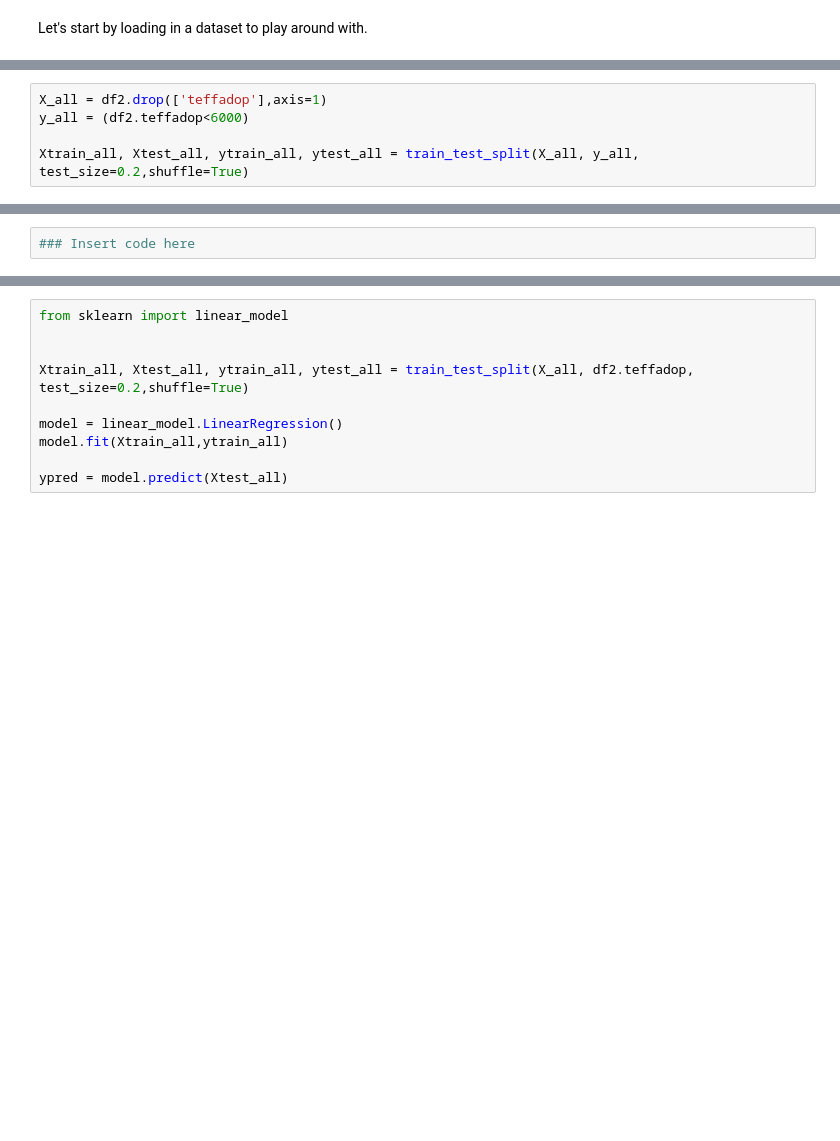
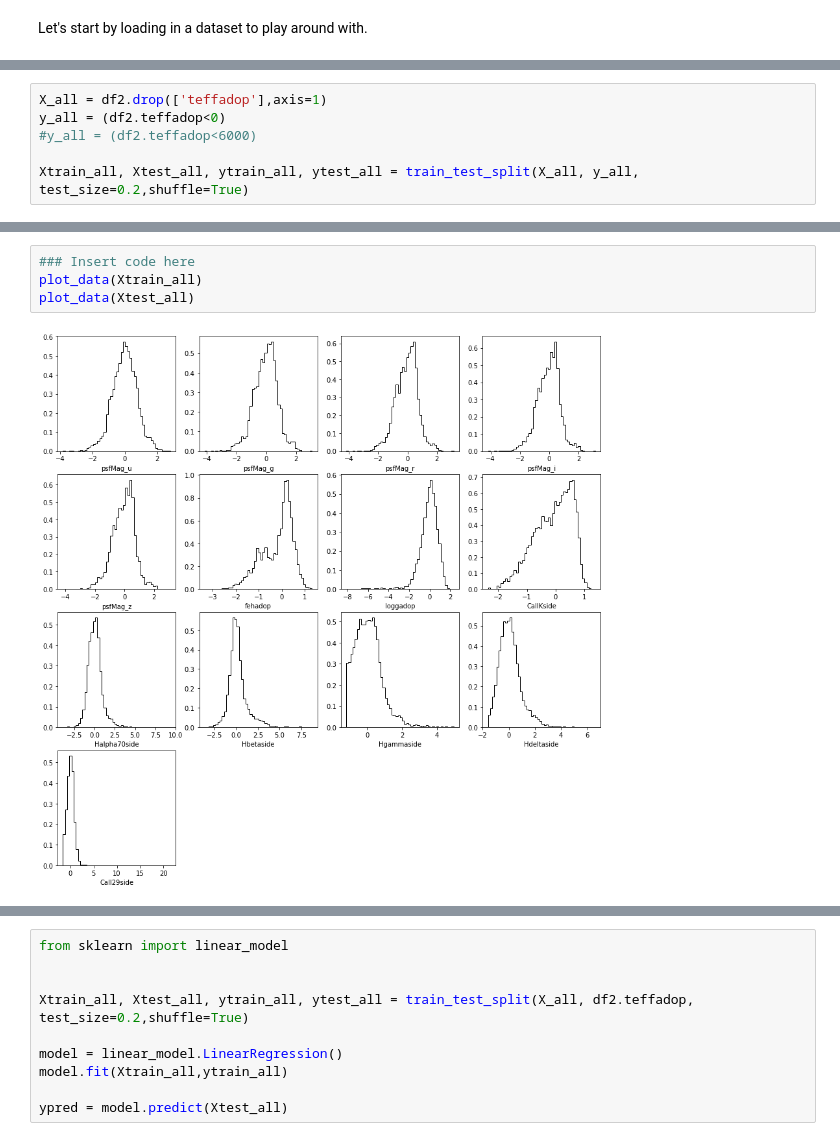
Before and after one commit to kevin-flaherty/Astro211, a Jupyter notebook: Lab8_MachineLearning/MachineLearning.ipynb, the cells around one changed output, grey strips where cells are left out. Cells and saved outputs as stored; diff of their text form; blank space fills up the shorter version.

```diff
--- a/Lab8_MachineLearning/MachineLearning.ipynb
+++ b/Lab8_MachineLearning/MachineLearning.ipynb
@@ -178,7 +195,8 @@ In the code block below, when we define the training and test set, we drop the c
 **[Insert answer here]**
 # %%
 X_all = df2.drop(['teffadop'],axis=1)
-y_all = (df2.teffadop<6000)
+y_all = (df2.teffadop<0)
+#y_all = (df2.teffadop<6000)
 
 Xtrain_all, Xtest_all, ytrain_all, ytest_all = train_test_split(X_all, y_all, test_size=0.2,shuffle=True)
 # %% [markdown]
@@ -189,3 +210,7 @@ The first thing we need to do is make sure our test set and training set cover t
 **[Insert answer here]**
 # %%
 ### Insert code here
+plot_data(Xtrain_all)
+plot_data(Xtest_all)
+# %% [output]
+[figure, added]
```
Also changed, not shown: parts of 51 cells of this notebook, 3 other files.
